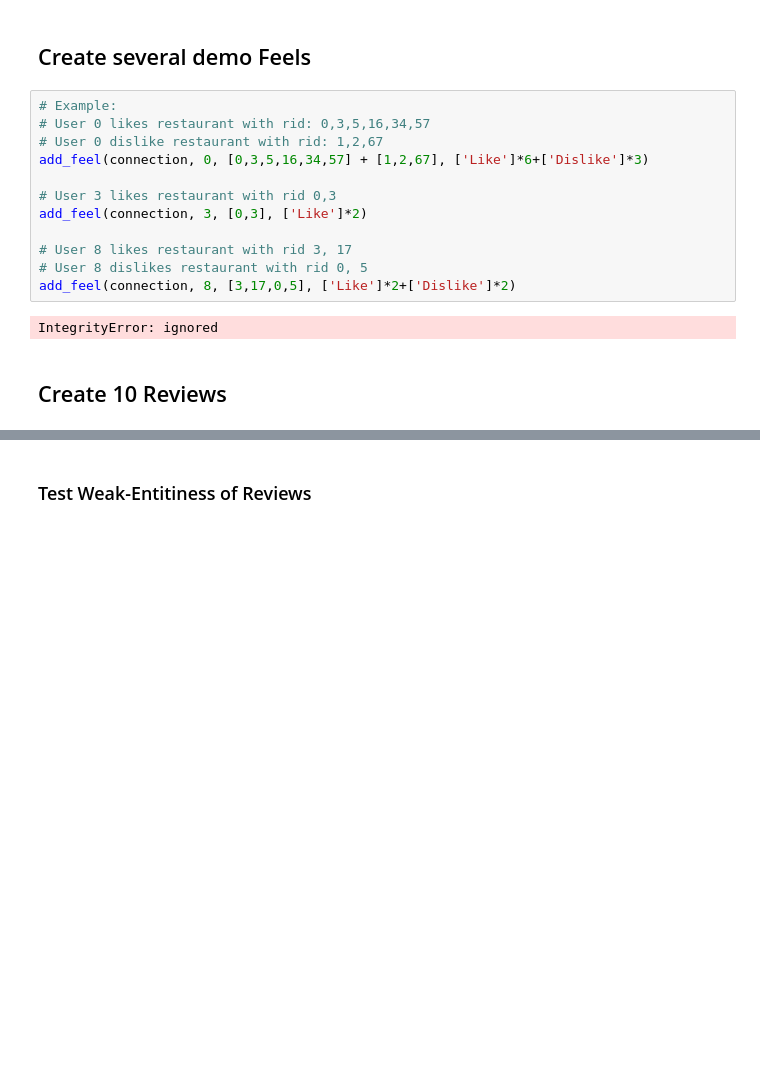
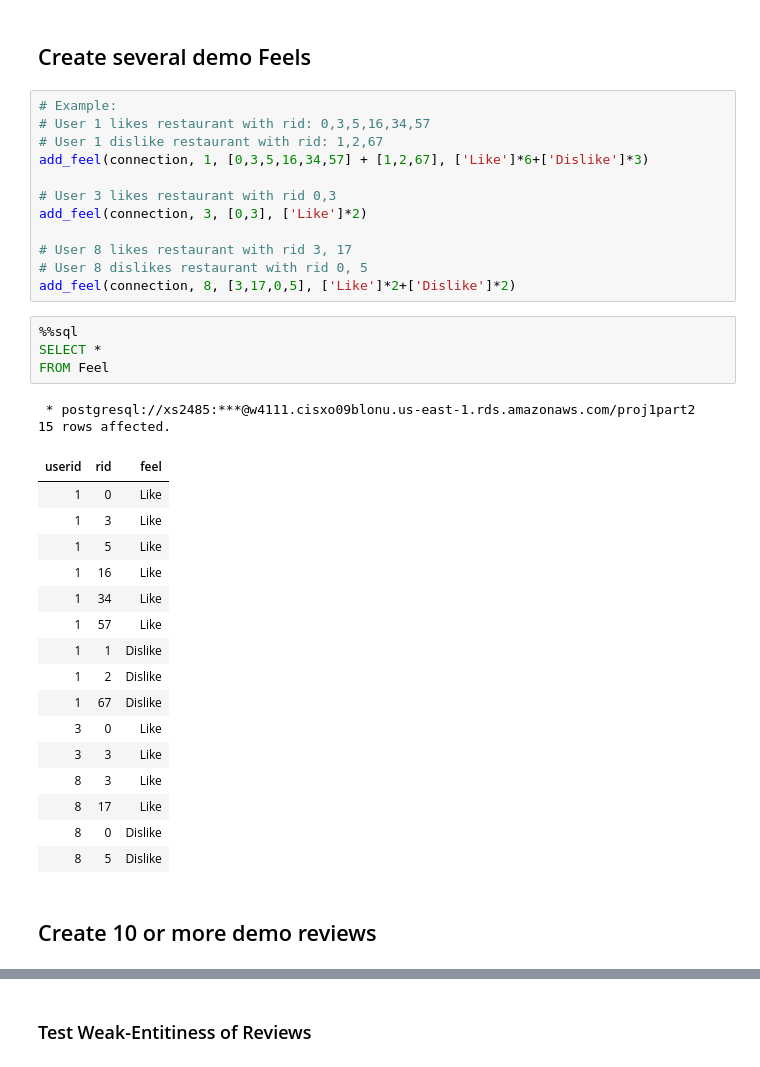
Before and after one commit to Xiaoyang-Song/NYC-Restaurant-Inspection-Database, a Jupyter notebook: 4111p1.ipynb, the cells around one changed output, grey strips where cells are left out. Cells and saved outputs as stored; diff of their text form; blank space fills up the shorter version.

```diff
--- a/4111p1.ipynb
+++ b/4111p1.ipynb
@@ -686,9 +700,9 @@ FROM Users
 ## Create several demo Feels
 # %%
 # Example:
-# User 0 likes restaurant with rid: 0,3,5,16,34,57
-# User 0 dislike restaurant with rid: 1,2,67
-add_feel(connection, 0, [0,3,5,16,34,57] + [1,2,67], ['Like']*6+['Dislike']*3)
+# User 1 likes restaurant with rid: 0,3,5,16,34,57
+# User 1 dislike restaurant with rid: 1,2,67
+add_feel(connection, 1, [0,3,5,16,34,57] + [1,2,67], ['Like']*6+['Dislike']*3)
 
 # User 3 likes restaurant with rid 0,3
 add_feel(connection, 3, [0,3], ['Like']*2)
@@ -696,7 +710,28 @@ add_feel(connection, 3, [0,3], ['Like']*2)
 # User 8 likes restaurant with rid 3, 17
 # User 8 dislikes restaurant with rid 0, 5
 add_feel(connection, 8, [3,17,0,5], ['Like']*2+['Dislike']*2)
-# %% [output]
-IntegrityError: ignored
+# %%
+%%sql
+SELECT *
+FROM Feel
+# %% [output]
+ * postgresql://xs2485:***@w4111.cisxo09blonu.us-east-1.rds.amazonaws.com/proj1part2
+15 rows affected.
+| userid | rid | feel |
+| 1 | 0 | Like |
+| 1 | 3 | Like |
+| 1 | 5 | Like |
+| 1 | 16 | Like |
+| 1 | 34 | Like |
+| 1 | 57 | Like |
+| 1 | 1 | Dislike |
+| 1 | 2 | Dislike |
+| 1 | 67 | Dislike |
+| 3 | 0 | Like |
+| 3 | 3 | Like |
+| 8 | 3 | Like |
+| 8 | 17 | Like |
+| 8 | 0 | Dislike |
+| 8 | 5 | Dislike |
 # %% [markdown]
-## Create 10 Reviews
+## Create 10 or more demo reviews
```
Also changed, not shown: parts of 6 cells of this notebook.
